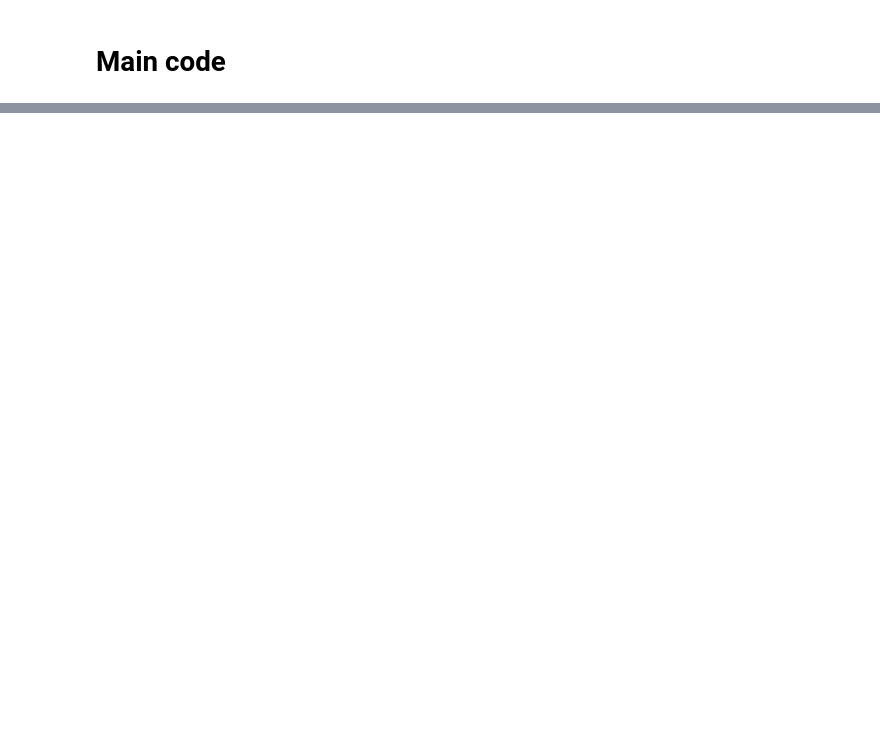
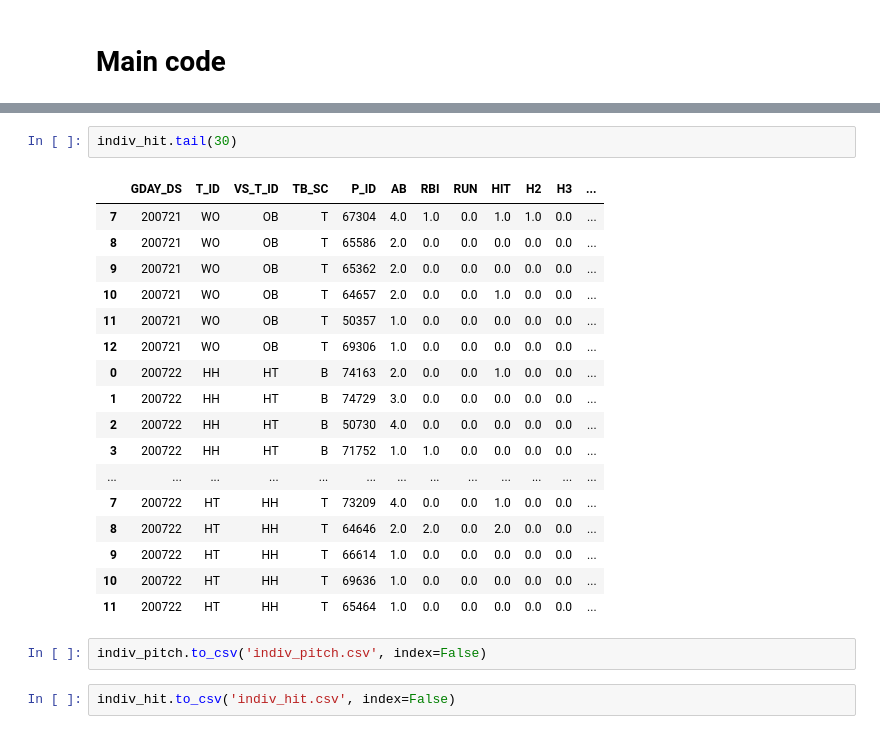
Before and after one commit to gbhong/bigcontest10027, a Jupyter notebook: crawling/Daum_crawling.ipynb, the cells around one changed output, grey strips where cells are left out. Cells and saved outputs as stored; diff of their text form; blank space fills up the shorter version.

```diff
--- a/crawling/Daum_crawling.ipynb
+++ b/crawling/Daum_crawling.ipynb
@@ -236,0 +919,24 @@ team_hit
+# %%
+indiv_hit.tail(30)
+# %% [output]
+|  | GDAY_DS | T_ID | VS_T_ID | TB_SC | P_ID | AB | RBI | RUN | HIT | H2 | H3 | ... |
+| 7 | 200721 | WO | OB | T | 67304 | 4.0 | 1.0 | 0.0 | 1.0 | 1.0 | 0.0 | ... |
+| 8 | 200721 | WO | OB | T | 65586 | 2.0 | 0.0 | 0.0 | 0.0 | 0.0 | 0.0 | ... |
+| 9 | 200721 | WO | OB | T | 65362 | 2.0 | 0.0 | 0.0 | 0.0 | 0.0 | 0.0 | ... |
+| 10 | 200721 | WO | OB | T | 64657 | 2.0 | 0.0 | 0.0 | 1.0 | 0.0 | 0.0 | ... |
+| 11 | 200721 | WO | OB | T | 50357 | 1.0 | 0.0 | 0.0 | 0.0 | 0.0 | 0.0 | ... |
+| 12 | 200721 | WO | OB | T | 69306 | 1.0 | 0.0 | 0.0 | 0.0 | 0.0 | 0.0 | ... |
+| 0 | 200722 | HH | HT | B | 74163 | 2.0 | 0.0 | 0.0 | 1.0 | 0.0 | 0.0 | ... |
+| 1 | 200722 | HH | HT | B | 74729 | 3.0 | 0.0 | 0.0 | 0.0 | 0.0 | 0.0 | ... |
+| 2 | 200722 | HH | HT | B | 50730 | 4.0 | 0.0 | 0.0 | 0.0 | 0.0 | 0.0 | ... |
+| 3 | 200722 | HH | HT | B | 71752 | 1.0 | 1.0 | 0.0 | 0.0 | 0.0 | 0.0 | ... |
+| ... | ... | ... | ... | ... | ... | ... | ... | ... | ... | ... | ... | ... |
+| 7 | 200722 | HT | HH | T | 73209 | 4.0 | 0.0 | 0.0 | 1.0 | 0.0 | 0.0 | ... |
+| 8 | 200722 | HT | HH | T | 64646 | 2.0 | 2.0 | 0.0 | 2.0 | 0.0 | 0.0 | ... |
+| 9 | 200722 | HT | HH | T | 66614 | 1.0 | 0.0 | 0.0 | 0.0 | 0.0 | 0.0 | ... |
+| 10 | 200722 | HT | HH | T | 69636 | 1.0 | 0.0 | 0.0 | 0.0 | 0.0 | 0.0 | ... |
+| 11 | 200722 | HT | HH | T | 65464 | 1.0 | 0.0 | 0.0 | 0.0 | 0.0 | 0.0 | ... |
+# %%
+indiv_pitch.to_csv('indiv_pitch.csv', index=False)
+# %%
+indiv_hit.to_csv('indiv_hit.csv', index=False)
```
Also changed, not shown: parts of 18 cells of this notebook, 9 other files.
